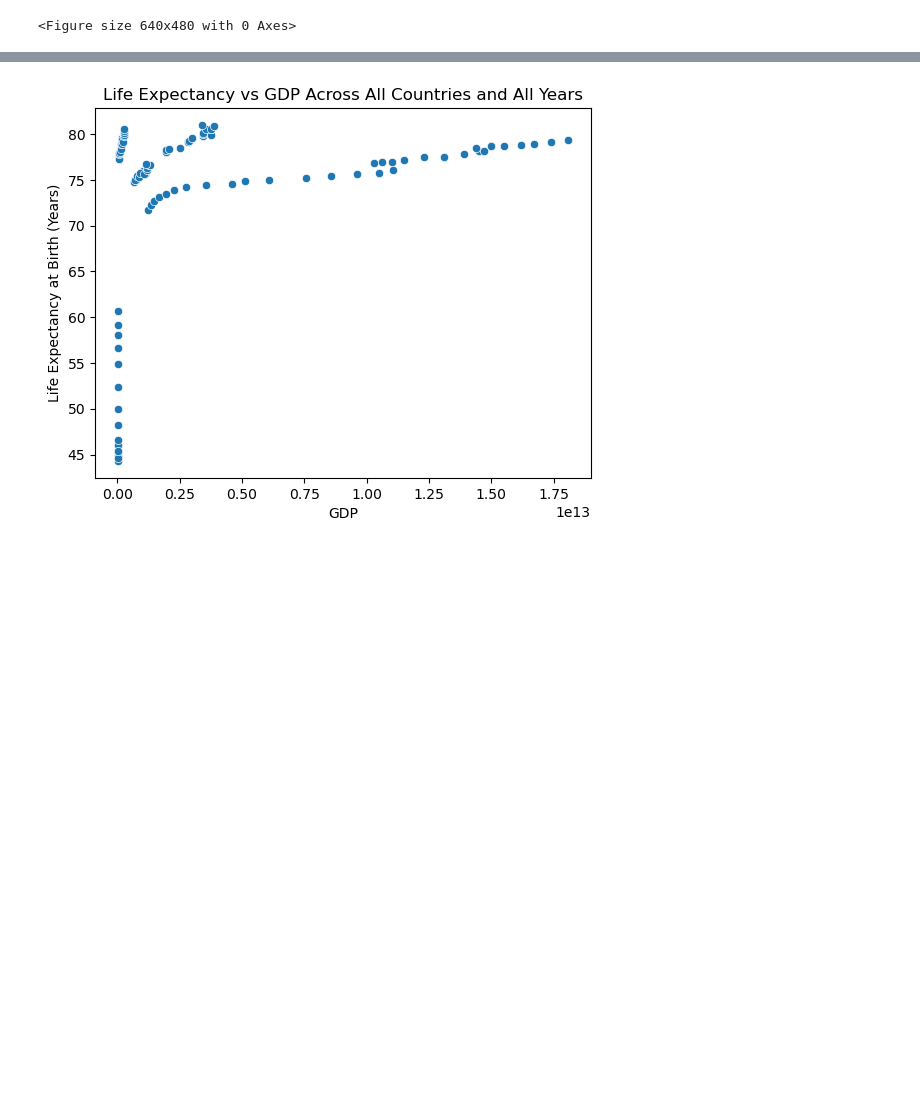
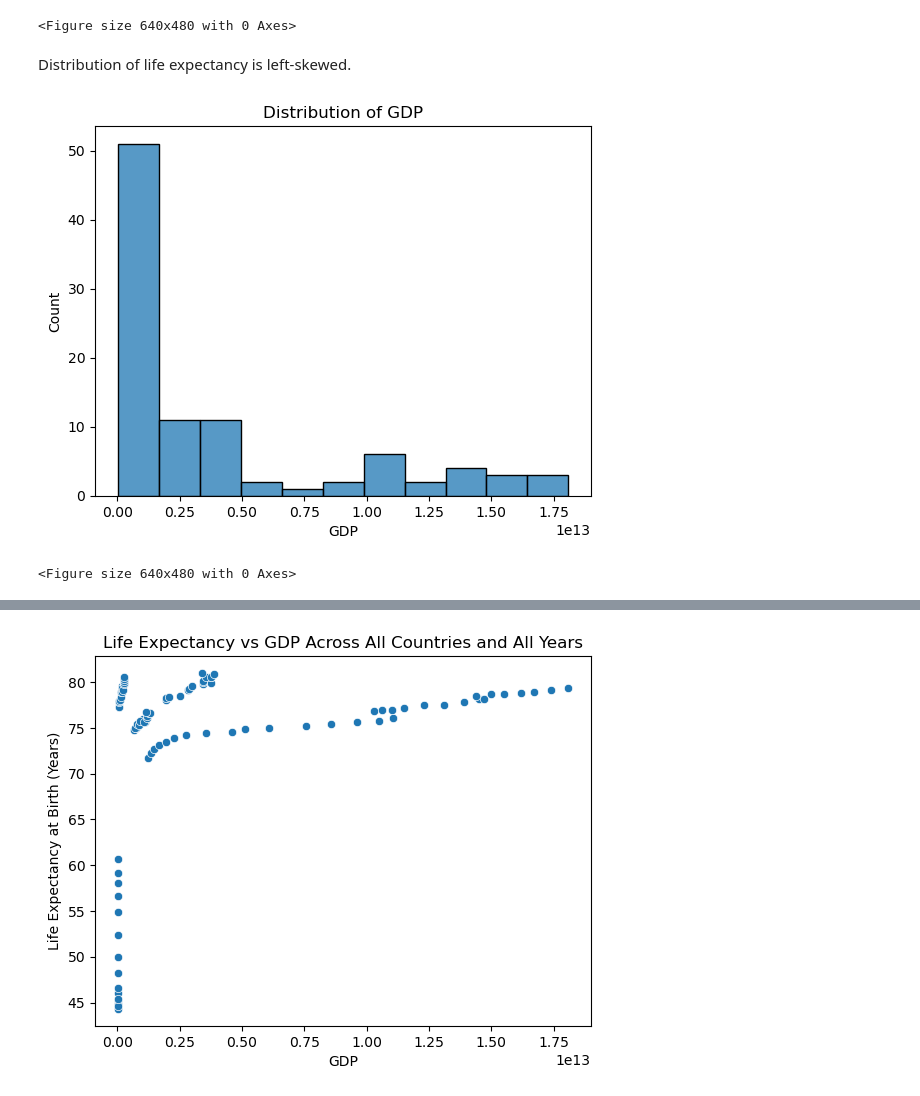
Before and after one commit to xuanzee/ds_life_expectancy, a Jupyter notebook: life_expectancy_gdp.ipynb, the cells around one changed output, grey strips where cells are left out. Saved outputs shown, nothing was run; the diff lists cells and outputs as text; code cells hidden in the pictures; blank space fills up the shorter version.

```diff
--- a/life_expectancy_gdp.ipynb
+++ b/life_expectancy_gdp.ipynb
@@ -63,3 +63,14 @@ plt.clf()
 # %% [output]
 [figure]
 <Figure size 640x480 with 0 Axes>
+# %% [markdown]
+Distribution of life expectancy is left-skewed.
+# %%
+#Visualize the distribution of GDP
+sns.histplot(data=data, x='GDP')
+plt.title('Distribution of GDP')
+plt.show()
+plt.clf()
+# %% [output]
+[figure, added]
+<Figure size 640x480 with 0 Axes>
```
Also changed, not shown: parts of 11 cells of this notebook.
